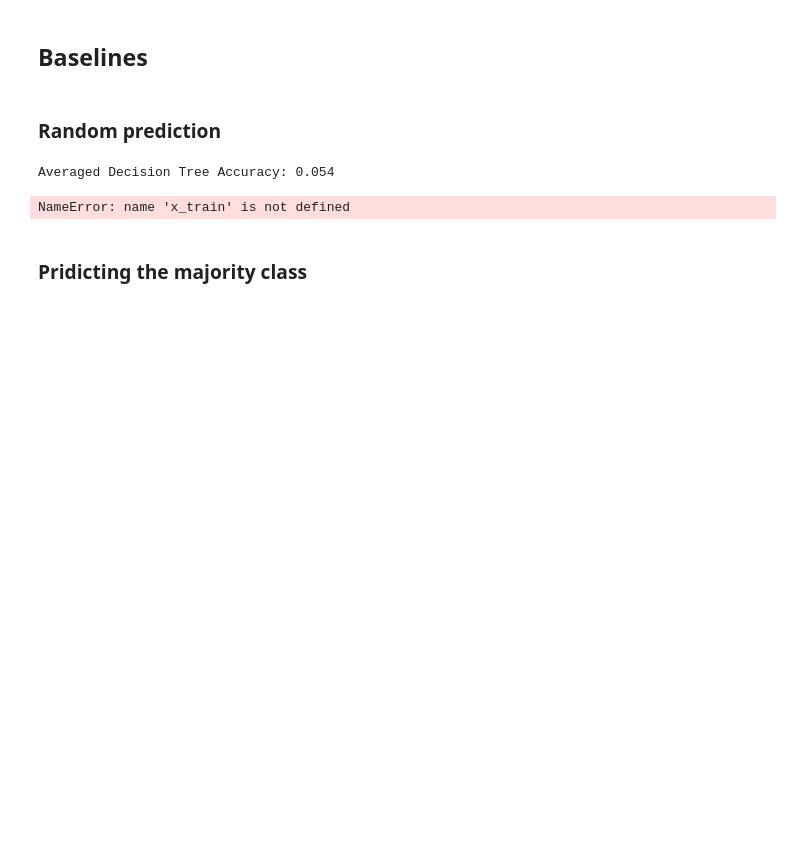
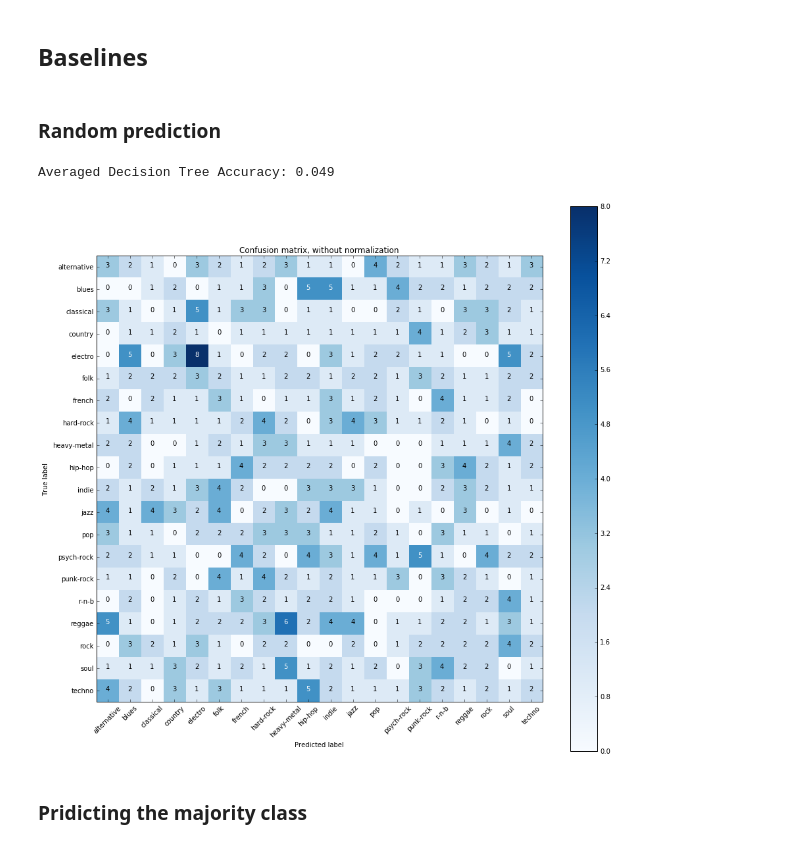
Before and after one commit to AelHenri/Genrify, a Jupyter notebook: Genrify_models_clean.ipynb, the cells around one changed output. Drawn from its saved outputs; the diff is of its cells as text; code cells hidden in the pictures; blank space fills up the shorter version.

Commit message:
clean confusion matrix

```diff
--- a/Genrify_models_clean.ipynb
+++ b/Genrify_models_clean.ipynb
@@ -63,21 +63,15 @@ target_multinomial=np.array(target_multinomial)
 # %%
 random_model = DummyClassifier(strategy='uniform')
 
 random_acc_scores = cross_val_score(random_model, sc_attributes, target_multinomial,cv=10)
 avg_random_acc = np.mean(random_acc_scores)
 print("Averaged Decision Tree Accuracy: " + str(avg_random_acc))
 
-random_fitted = random_model.fit(x_train, y_train)
 
-y_pred_random = random_fitted.predict(x_test)
-
-cnf_random = confusion_matrix(y_test, y_pred_random)
-
-plot_confusion_matrix(cnf_random, classes=GENRES,
-                      title='Confusion matrix, without normalization')
+cnf_mat_model(random_model,sc_attributes, target_multinomial)
 # %% [output]
-Averaged Decision Tree Accuracy: 0.054
+Averaged Decision Tree Accuracy: 0.049
-NameError: name 'x_train' is not defined
+[figure, added]
 # %% [markdown]
 ### Pridicting the majority class
 # %%
```
Also changed, not shown: parts of 9 cells of this notebook.
